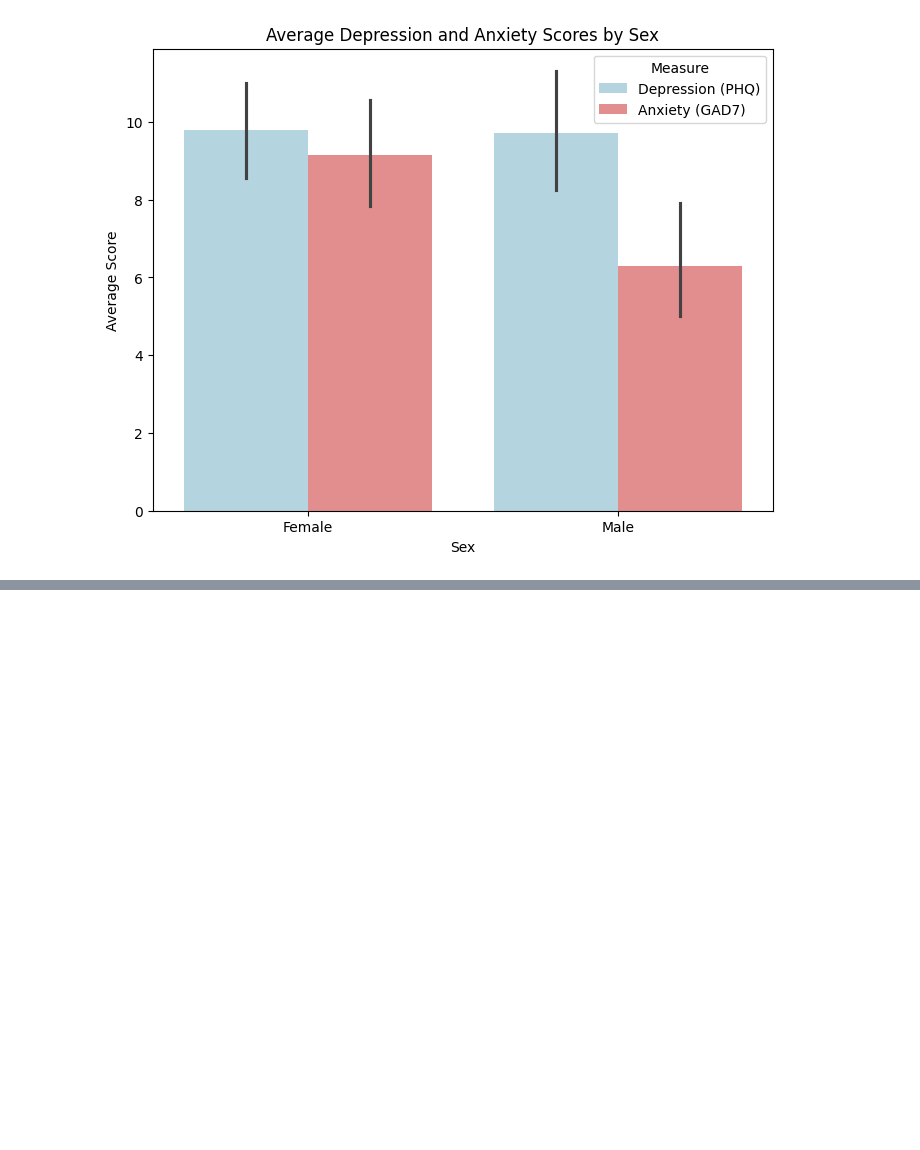
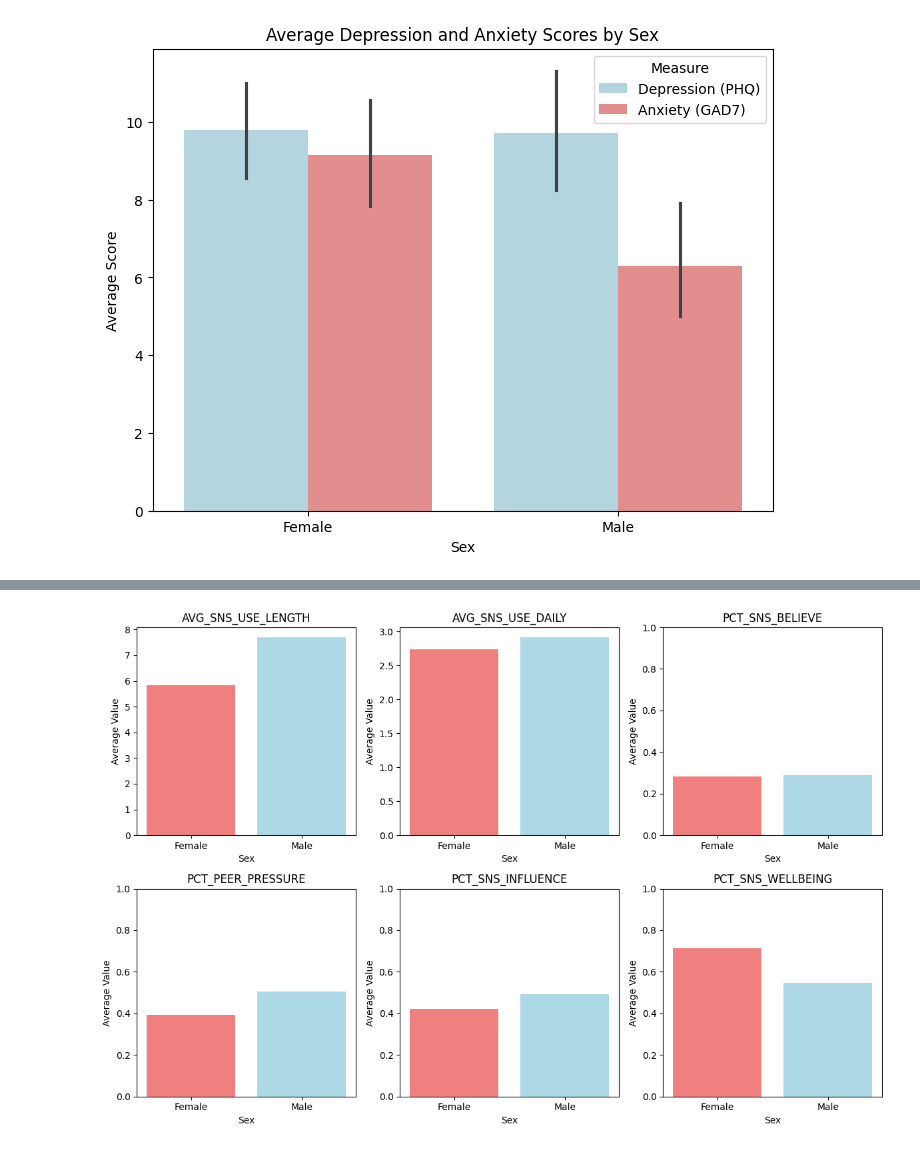
Before and after one commit to hirnas/cpsc368tp, a Jupyter notebook: code/sql-querying.ipynb, the cells around one changed output, grey strips where cells are left out. Cells and saved outputs as stored; diff of their text form; code cells hidden in the pictures; blank space fills up the shorter version.

```diff
--- a/code/sql-querying.ipynb
+++ b/code/sql-querying.ipynb
@@ -373,0 +396,31 @@ chart_1 = alt.Chart(aggregate_query_df).transform_aggregate(count='count()', gro
+# %%
+metrics = [
+    "AVG_SNS_USE_LENGTH",
+    "AVG_SNS_USE_DAILY",
+    "PCT_SNS_BELIEVE",
+    "PCT_PEER_PRESSURE",
+    "PCT_SNS_INFLUENCE",
+    "PCT_SNS_WELLBEING"
+]
+group_by_sex = aggregate_query_df.groupby("SEX").mean().reset_index()
+# Subplots
+fig, axs = plt.subplots(2, 3, figsize=(12, 8))
+axs = axs.flatten()  # For iteration
+
+for i, metric in enumerate(metrics):
+    ax = axs[i]
+    sexes = group_by_sex["SEX"]
+    values = group_by_sex[metric]
+    colors = ['lightcoral' if sex.lower() == "female" else 'lightblue' for sex in sexes]
+
+    ax.bar(sexes, values, color=colors)
+    ax.set_title(metric)
+    ax.set_xlabel("Sex")
+    ax.set_ylabel("Average Value")
+    # Forcing y-axis to 0-1 for percentages
+    if metric.startswith("PCT_"):
+        ax.set_ylim(0, 1)
+plt.tight_layout()
+plt.show()
+# %% [output]
+[figure, added]
```
Also changed, not shown: parts of 7 cells of this notebook.
